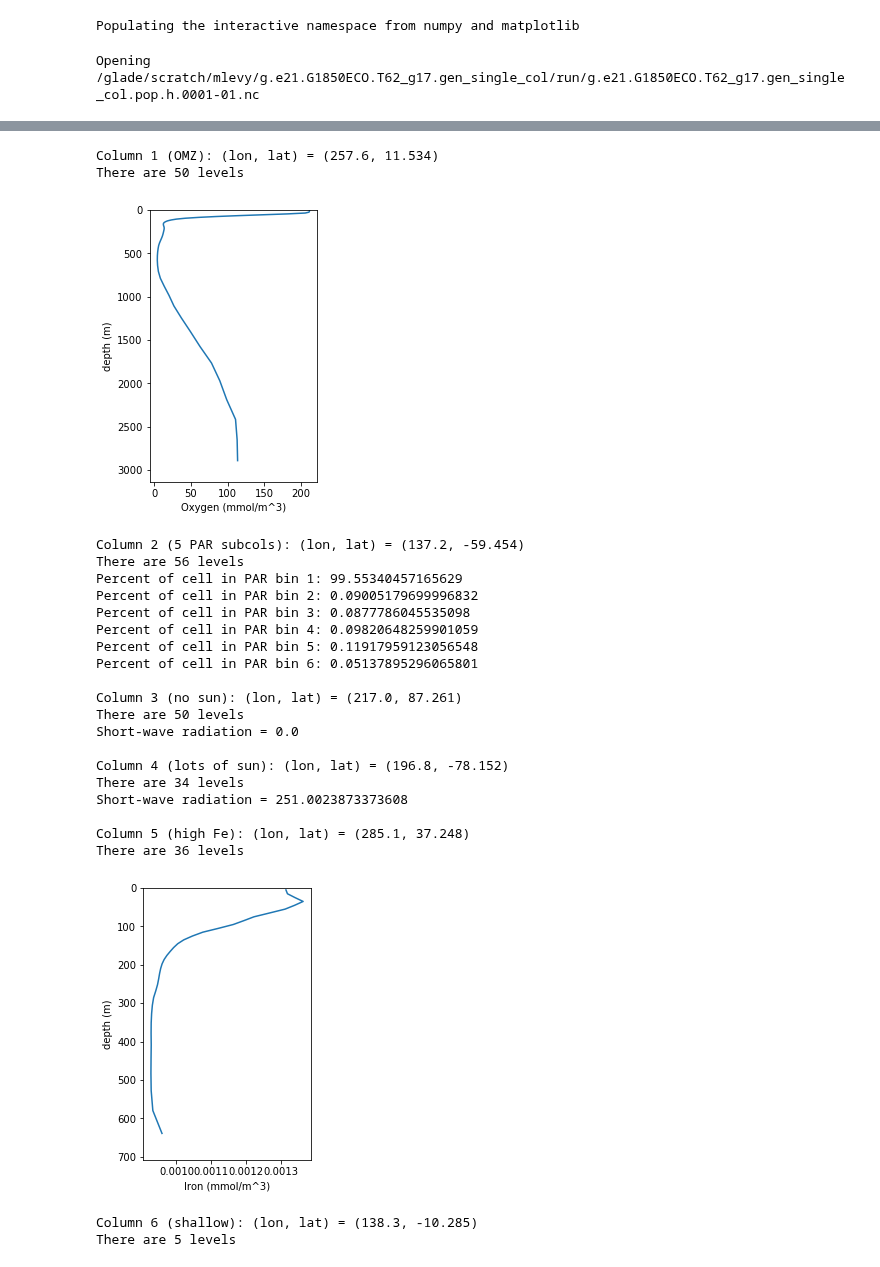
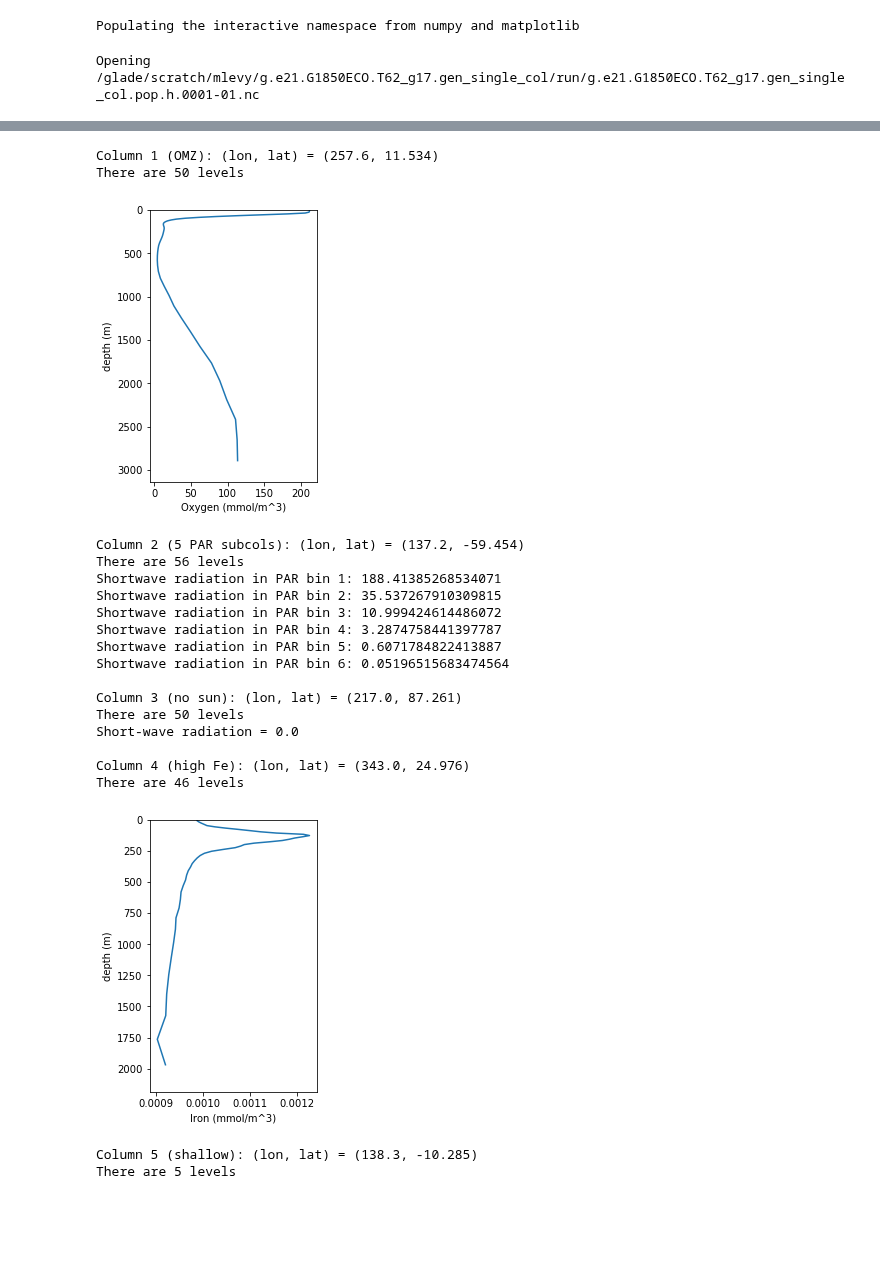
Before and after one commit to mnlevy1981/MARBL-notebooks, a Jupyter notebook: Forcing Data (with xarray).ipynb, the cells around one changed output, grey strips where cells are left out. Saved outputs shown, nothing was run; the diff lists cells and outputs as text; code cells hidden in the pictures; blank space fills up the shorter version.

Commit message:
Move high-Fe cell to African coast

```diff
--- a/Forcing Data (with xarray).ipynb
+++ b/Forcing Data (with xarray).ipynb
@@ -26,14 +26,15 @@ grid_pts['OMZ'] = {'lat' : 230, 'lon' : 264}
 # (b) multiple PAR columns (Southern Ocean)
 #    (37, 157) has large QSW_BIN_06 (137.2 E, 59.5 S); has 56 levels
 grid_pts['5 PAR subcols'] = {'lat' : 37, 'lon' : 157}
-# (c) Arctic vs Antarctic @ Jan 1 [darkness vs ice]?
+# (c) Arctic [darkness on Jan 1]
 #     (174, 365) has no short-wave heat flux in January  (217 E, 87.3 N); has 50 levels
-#     (210, 2) has large short-wave heat flux in January (196.8 E, 78.2 S); has 34 levels
 grid_pts['no sun'] = {'lat' : 365, 'lon' : 174}
-grid_pts['lots of sun'] = {'lat' : 2, 'lon' : 210}
 # (d) Subtropical Atlantic (high Fe)
-#    (294, 288) is at mouth of Chesapeake Bay (285.1 E, 37.2 N); has 36 levels
-grid_pts['high Fe'] = {'lat' : 294, 'lon' : 288}
+#     (20, 268) is off African coast (17 E, 25 N); has 46 levels
+grid_pts['high Fe'] = {'lat' : 268, 'lon' : 20}
+# grid_pts['high Fe (orig)'] = {'lat' : 294, 'lon' : 288} # Mouth of Chesapeake Bay
+# grid_pts['high Fe 2'] = {'lat' : 223, 'lon' : 21} # Off tropical African coast
+# grid_pts['high Fe 3'] = {'lat' : 231, 'lon' : 17} # Off tropical African coast
 # (e) Small KMT with biomass to trigger sediment burial
 #     (148, 158) is shallow (138.3 E, -10.3 N); has 5 levels
 grid_pts['shallow'] = {'lat' : 148, 'lon' : 158}
@@ -103,7 +104,7 @@ for n, pt in enumerate(grid_pts.keys()):
         plt.tick_params(labelleft=(n == 0))
         plt.xlabel("Oxygen (mmol/m^3)")
         plt.show()
-    if pt == 'high Fe':
+    if 'high Fe' in pt:
         # Plot vertical distribution of Fe
         plt.figure(figsize=(3,5))
         plt.plot(ds_in.isel(time=0, nlat=lat_in, nlon=lon_in)['Fe'].values, zt);
@@ -113,9 +114,9 @@ for n, pt in enumerate(grid_pts.keys()):
         plt.show()
     if pt == '5 PAR subcols':
         for bin_id in range(6):
-            print("Percent of cell in PAR bin {}: {}".format(bin_id+1, ds_in.isel(time=0, nlat=lat_in, nlon=lon_in)['FRACR_BIN_0{}'.format(bin_id+1)].data*100.))
-    if pt in ['no sun','lots of sun']:
-        print("Short-wave radiation = {}".format(ds_in.isel(time=0, nlat=lat_in, nlon=lon_in)['QSW_HTP'].data))
+            print("Shortwave radiation in PAR bin {}: {}".format(bin_id+1, ds_in.isel(time=0, nlat=lat_in, nlon=lon_in)['QSW_BIN_0{}'.format(bin_id+1)].data))
+    if pt == 'no sun':
+        print("Short-wave radiation = {}".format(ds_in.isel(time=0, nlat=lat_in, nlon=lon_in)['SHF_QSW'].data))
     if n+1 < ncol:
         print('')
 # %% [output]
@@ -124,27 +125,23 @@ Opening /glade/scratch/mlevy/g.e21.G1850ECO.T62_g17.gen_single_col/run/g.e21.G18
 Column 1 (OMZ): (lon, lat) = (257.6, 11.534)
 There are 50 levels
 [figure]
 Column 2 (5 PAR subcols): (lon, lat) = (137.2, -59.454)
 There are 56 levels
-Percent of cell in PAR bin 1: 99.55340457165629
-Percent of cell in PAR bin 2: 0.09005179699996832
-Percent of cell in PAR bin 3: 0.0877786045535098
-Percent of cell in PAR bin 4: 0.09820648259901059
-Percent of cell in PAR bin 5: 0.11917959123056548
-Percent of cell in PAR bin 6: 0.05137895296065801
+Shortwave radiation in PAR bin 1: 188.41385268534071
+Shortwave radiation in PAR bin 2: 35.537267910309815
+Shortwave radiation in PAR bin 3: 10.999424614486072
+Shortwave radiation in PAR bin 4: 3.2874758441397787
+Shortwave radiation in PAR bin 5: 0.6071784822413887
+Shortwave radiation in PAR bin 6: 0.05196515683474564
 
 Column 3 (no sun): (lon, lat) = (217.0, 87.261)
 There are 50 levels
 Short-wave radiation = 0.0
 
-Column 4 (lots of sun): (lon, lat) = (196.8, -78.152)
-There are 34 levels
-Short-wave radiation = 251.0023873373608
-
-Column 5 (high Fe): (lon, lat) = (285.1, 37.248)
-There are 36 levels
+Column 4 (high Fe): (lon, lat) = (343.0, 24.976)
+There are 46 levels
-[figure, old version]
+[figure, new version]
-Column 6 (shallow): (lon, lat) = (138.3, -10.285)
+Column 5 (shallow): (lon, lat) = (138.3, -10.285)
 There are 5 levels
 # %%
 # Variables to keep (POP Variable Names)
```
Also changed, not shown: parts of 2 cells of this notebook.
